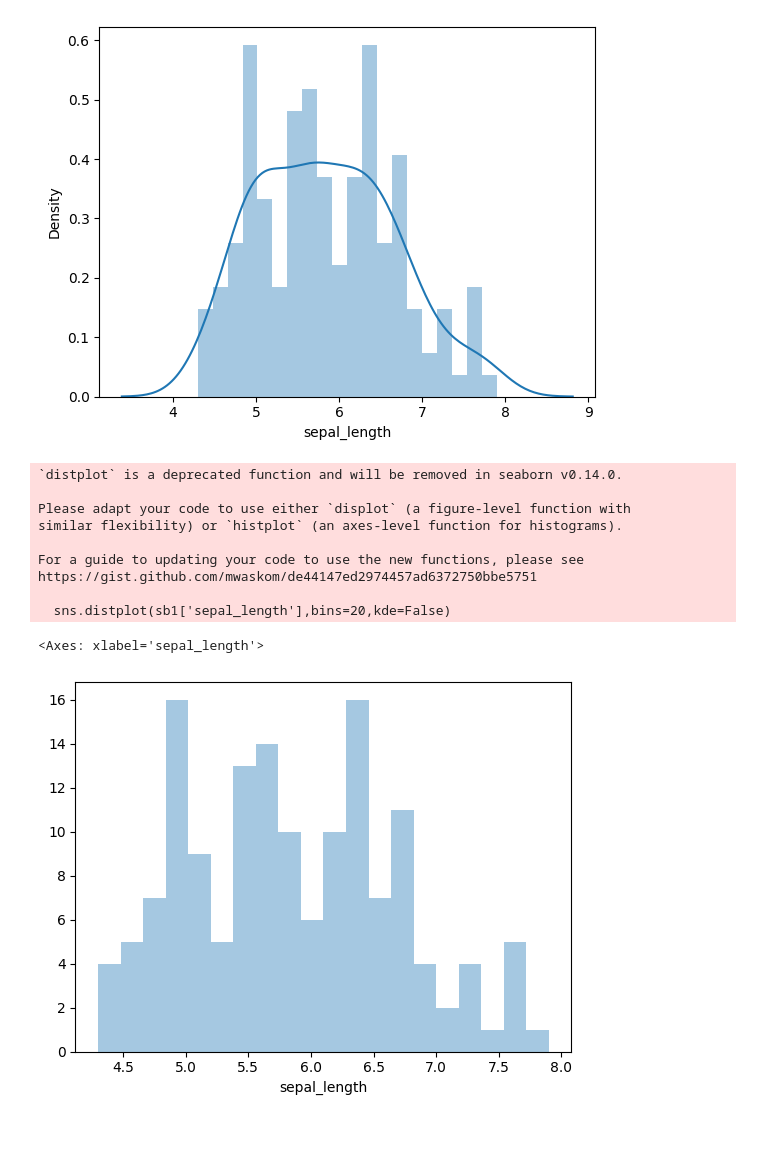
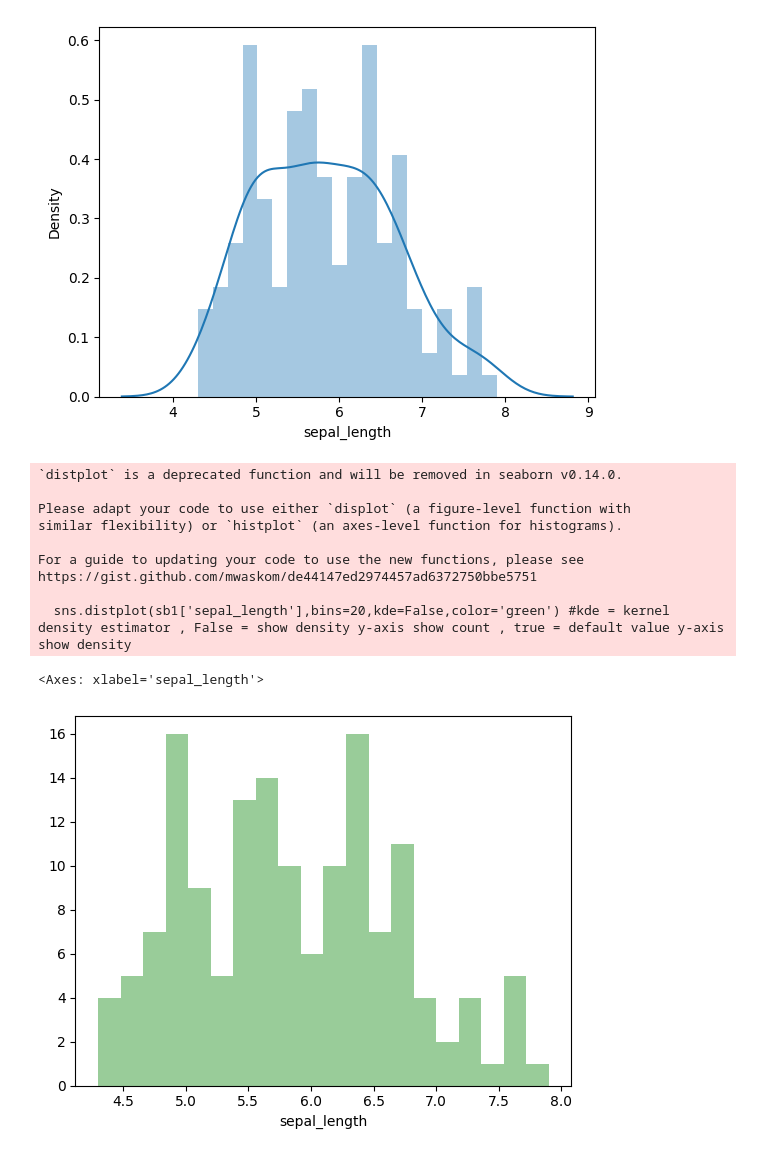
Before and after one commit to dpkasahu/numpy, a Jupyter notebook: Seaborn.ipynb, the cells around one changed output. Saved outputs shown, nothing was run; the diff lists cells and outputs as text; code cells hidden in the pictures.

```diff
--- a/Seaborn.ipynb
+++ b/Seaborn.ipynb
@@ -53,16 +53,16 @@ https://gist.github.com/mwaskom/de44147ed2974457ad6372750bbe5751
 <Axes: xlabel='sepal_length', ylabel='Density'>
 [figure]
 # %%
-sns.distplot(sb1['sepal_length'],bins=20,kde=False) #kde = kernel density estimator , False = show density y-axis show count , true = default value y-axis show density
+sns.distplot(sb1['sepal_length'],bins=20,kde=False,color='green') #kde = kernel density estimator , False = show density y-axis show count , true = default value y-axis show density
 # %% [output]
 `distplot` is a deprecated function and will be removed in seaborn v0.14.0.
 
 Please adapt your code to use either `displot` (a figure-level function with
 similar flexibility) or `histplot` (an axes-level function for histograms).
 
 For a guide to updating your code to use the new functions, please see
 https://gist.github.com/mwaskom/de44147ed2974457ad6372750bbe5751
 
-  sns.distplot(sb1['sepal_length'],bins=20,kde=False)
+  sns.distplot(sb1['sepal_length'],bins=20,kde=False,color='green') #kde = kernel density estimator , False = show density y-axis show count , true = default value y-axis show density
 <Axes: xlabel='sepal_length'>
-[figure, old version]
+[figure, new version]
```
Also changed, not shown: parts of 3 cells of this notebook.
